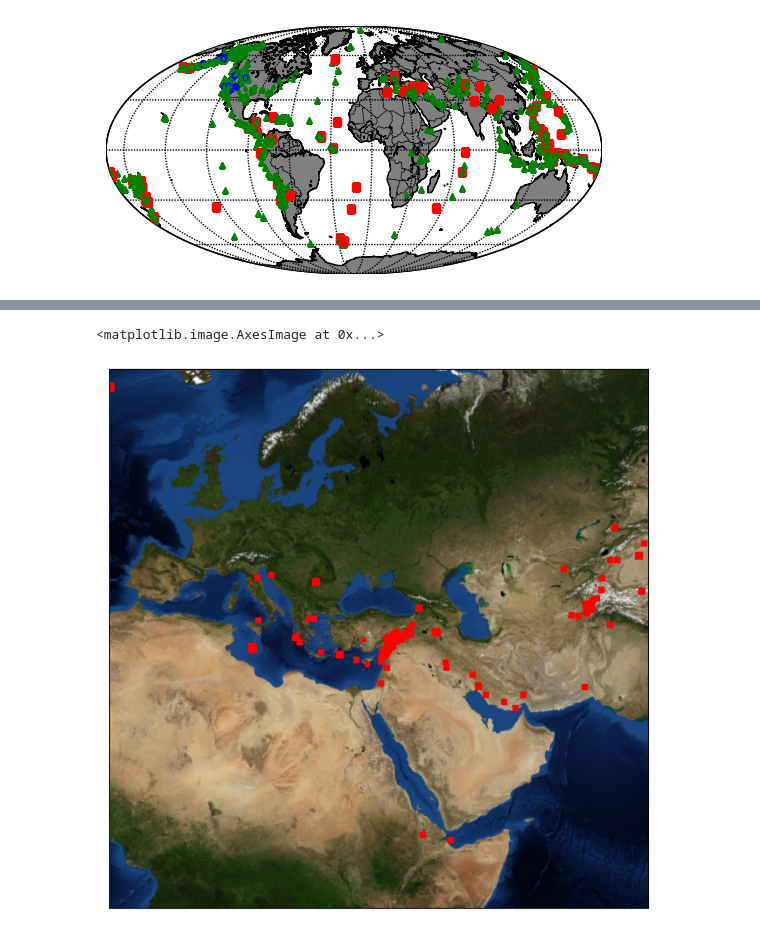
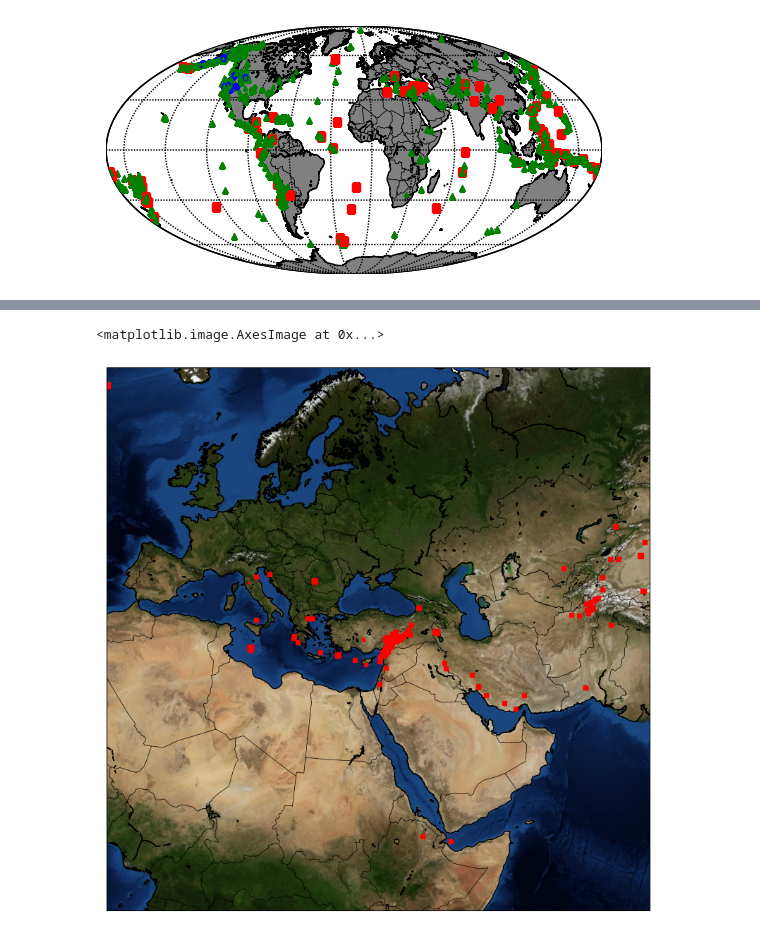
Before and after one commit to Hoskins-s559245/datafun-06-projects, a Jupyter notebook: Hoskins_Task1.ipynb, the cells around one changed output, grey strips where cells are left out. Drawn from its saved outputs; the diff is of its cells as text; code cells hidden in the pictures.

```diff
--- a/Hoskins_Task1.ipynb
+++ b/Hoskins_Task1.ipynb
@@ -128,15 +142,19 @@ plt.show(worldmap(df))
 # %%
-fig = plt.figure(figsize=(8, 8))
-m = Basemap(projection='lcc', resolution=None,
+#Basemap of Europe, North Africa, Middle-East Centralized on Turkey and showing all the different earthquakes in the last 30 days.
+plt.figure(figsize=(10, 10))
+m = Basemap(projection='lcc', resolution='i',
             width=8E6, height=8E6,
             lat_0=38, lon_0=35,)
+
+m.drawcoastlines()
+m.drawcountries()
 
 
 for longitude, latitude, mag in zip(df['longitude'], df['latitude'], df['mag']):
             x,y =  m(longitude, latitude)
             m.plot(x, y, 'rs', markersize = mag)
 
 m.bluemarble()
 # %% [output]
 <matplotlib.image.AxesImage at 0x...>
-[figure, old version]
+[figure, new version]
```
Also changed, not shown: parts of 10 cells of this notebook.
